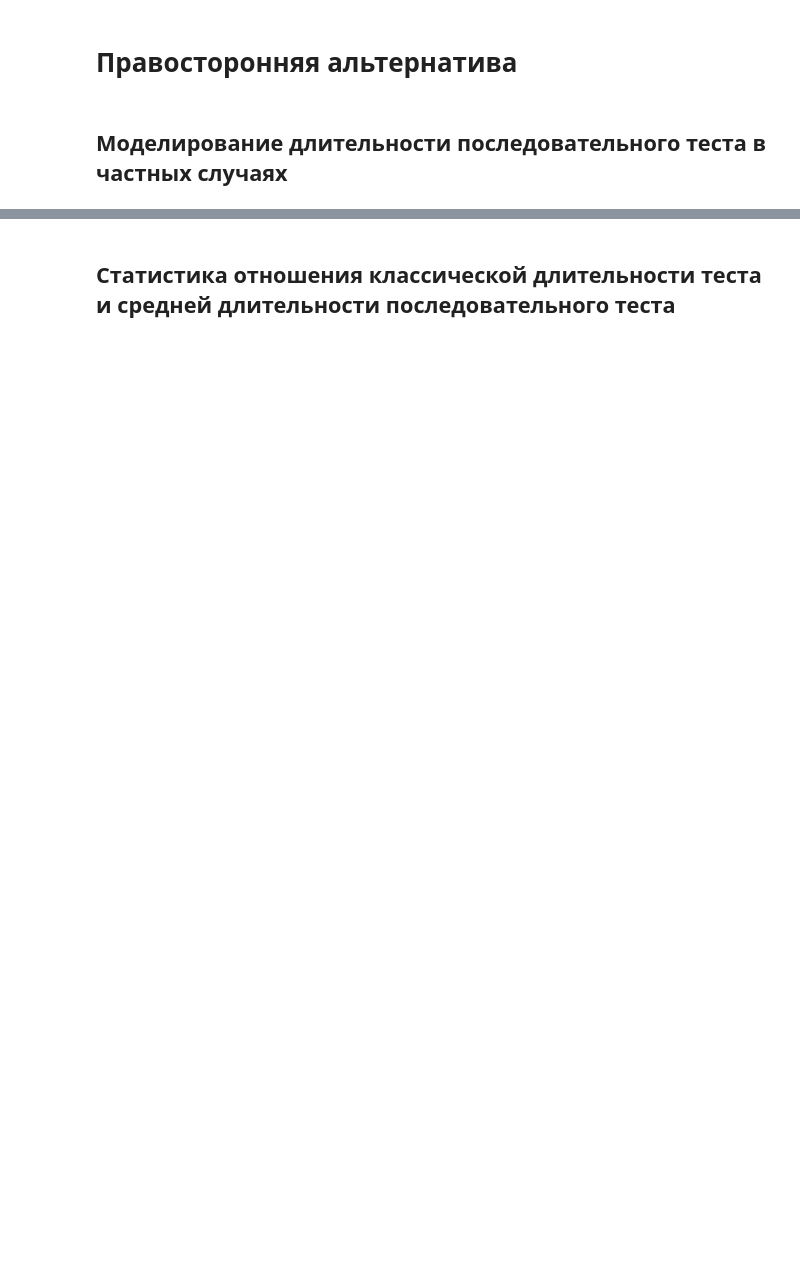
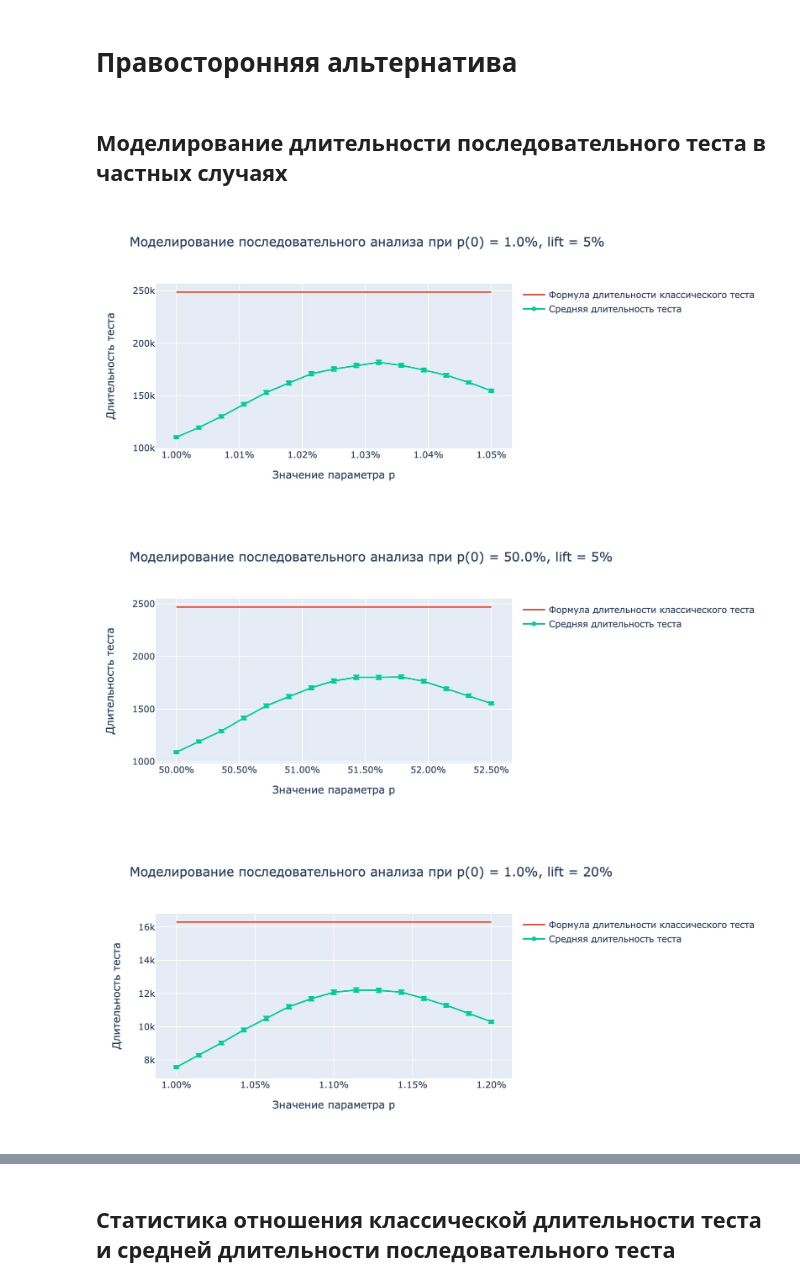
Before and after one commit to Xapulc/wald-sequential-probability-ratio-test, a Jupyter notebook: binary/checking/one_sample/sample_size.ipynb, the cells around one changed output, grey strips where cells are left out. Drawn from its saved outputs; the diff is of its cells as text; code cells hidden in the pictures; blank space fills up the shorter version.

Commit message:
Добавлены результаты моделирования длительности теста для одной выборки и вероятности ошибки для двух выборок

```diff
--- a/binary/checking/one_sample/sample_size.ipynb
+++ b/binary/checking/one_sample/sample_size.ipynb
@@ -29,7 +28,6 @@ for lift in lift_list:
 
         duration_matrix = []
         mean_duration_list = []
-        sequential_duration_list = []
 
         fig = go.Figure()
         fig.add_trace(go.Scatter(x=p_list,
@@ -38,40 +36,35 @@ for lift in lift_list:
                                  line={"color": "#EF553B"},
                                  name="Формула длительности классического теста"))
 
         for p in p_list:
             res = simulation_sprt(p, iter_size, batch_size,
                                   p0, d, alpha, beta, alternative)
             duration_list = res["duration"]
 
             duration_matrix.append(duration_list)
             mean_duration_list.append(np.mean(duration_list))
-
-            sequential_duration = sequential_sample_size(p, p0, d, alpha, beta, alternative)
-            sequential_duration_list.append(sequential_duration)
-
-        fig.add_trace(go.Scatter(x=p_list,
-                                 y=sequential_duration_list,
-                                 mode="lines",
-                                 line={"color": "#636EFA"},
-                                 name="Формула длительности последовательного теста"))
 
         left_side_list, right_side_list = duration_conf_interval(duration_matrix)
 
         fig.add_trace(go.Scatter(x=p_list,
                                  y=mean_duration_list,
                                  mode="markers+lines",
                                  line={"color": "#00CC96"},
                                  name="Средняя длительность теста",
                                  error_y={
                                      "type": "data",
                                      "symmetric": False,
                                      "arrayminus": left_side_list,
                                      "array": right_side_list
                                  }))
 
         fig.update_layout(title="Моделирование последовательного анализа при "
                                 + f"p(0) = {p0:.1%}, lift = {lift:.0%}",
                           xaxis_title="Значение параметра p",
                           yaxis_title="Длительность теста",
                           xaxis_tickformat=".2%")
-        fig.show(renderer="svg")
+        fig.show(renderer="jpeg", width=900, height=400, scale=2)
+# %% [output]
+[figure, added]
+[figure, added]
+[figure, added]
```
Also changed, not shown: parts of 8 cells of this notebook, 14 other files.
